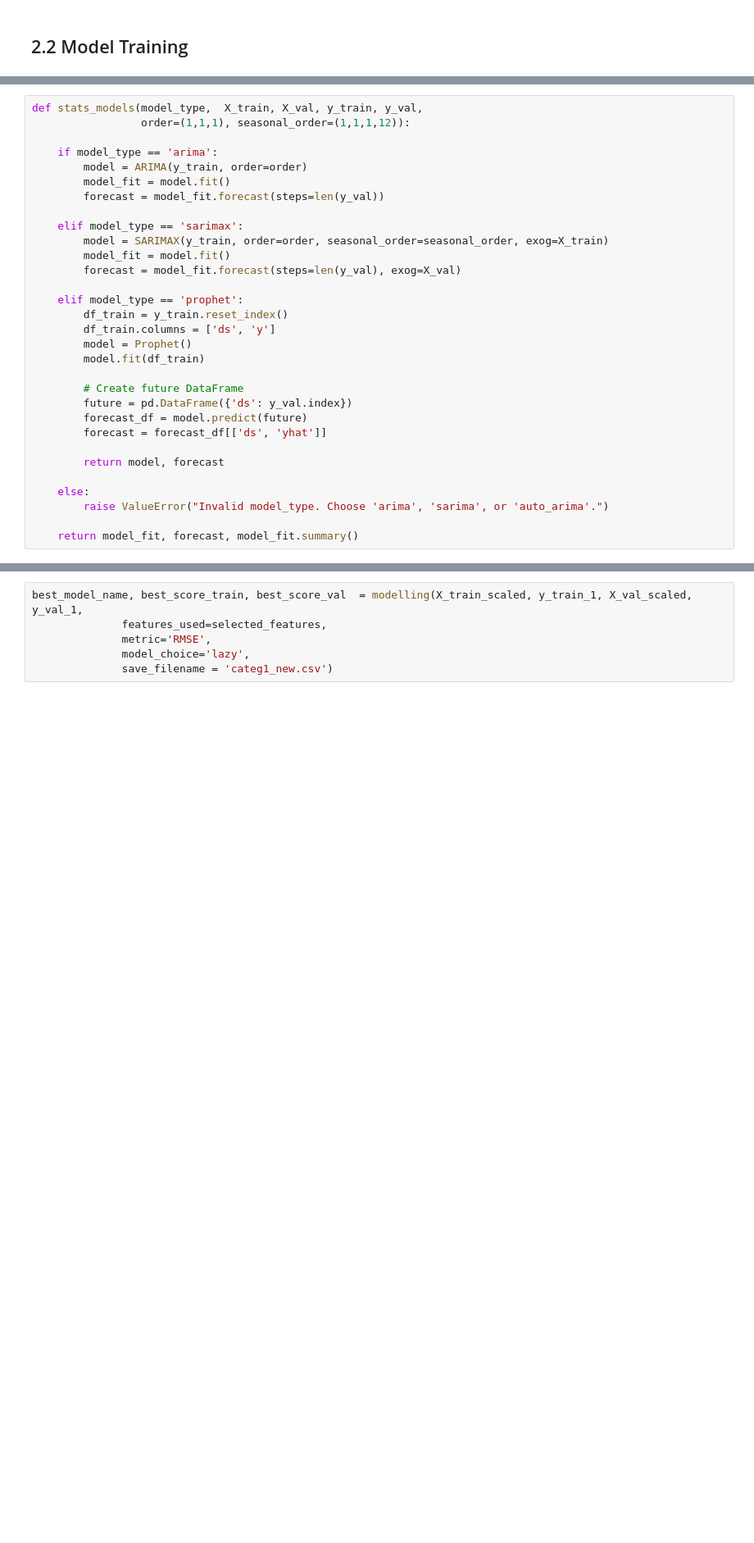
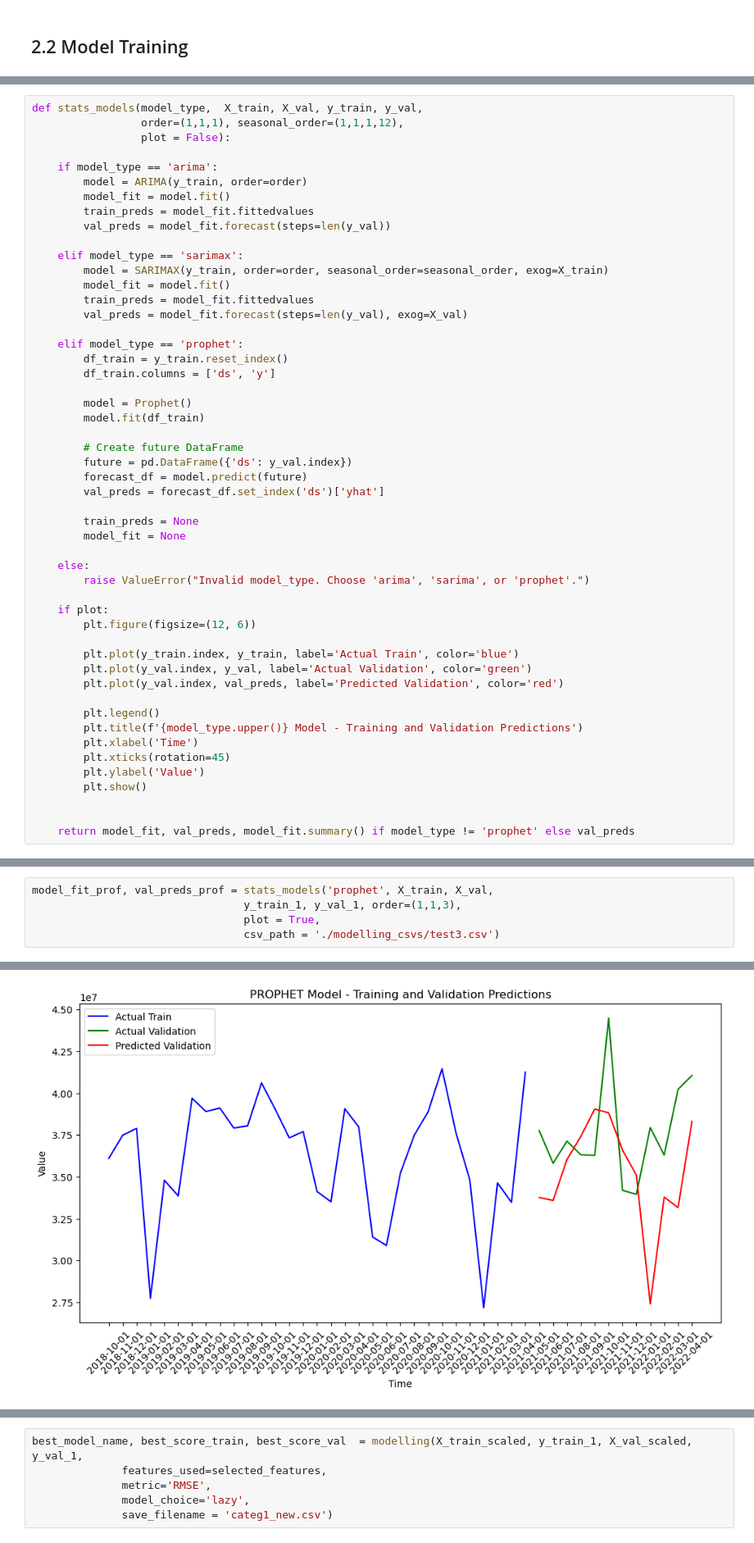
Before and after one commit to MGN19/Siemens-forecast, a Jupyter notebook: 02_FS_&_Modeling.ipynb, the cells around one changed output, grey strips where cells are left out. Shown at 82% size. Cells and saved outputs as stored; diff of their text form; blank space fills up the shorter version.

```diff
--- a/02_FS_&_Modeling.ipynb
+++ b/02_FS_&_Modeling.ipynb
@@ -109,33 +110,53 @@ from prophet import Prophet
 #from pmdarima import auto_arima
 # %%
 def stats_models(model_type,  X_train, X_val, y_train, y_val,
-                 order=(1,1,1), seasonal_order=(1,1,1,12)):
+                 order=(1,1,1), seasonal_order=(1,1,1,12),
+                 plot = False):
 
     if model_type == 'arima':
         model = ARIMA(y_train, order=order)
         model_fit = model.fit()
-        forecast = model_fit.forecast(steps=len(y_val))
+        train_preds = model_fit.fittedvalues
+        val_preds = model_fit.forecast(steps=len(y_val))
 
     elif model_type == 'sarimax':
         model = SARIMAX(y_train, order=order, seasonal_order=seasonal_order, exog=X_train)
         model_fit = model.fit()
-        forecast = model_fit.forecast(steps=len(y_val), exog=X_val)
+        train_preds = model_fit.fittedvalues
+        val_preds = model_fit.forecast(steps=len(y_val), exog=X_val)
 
     elif model_type == 'prophet':
         df_train = y_train.reset_index()
         df_train.columns = ['ds', 'y']
+
         model = Prophet()
         model.fit(df_train)
 
         # Create future DataFrame
         future = pd.DataFrame({'ds': y_val.index})
         forecast_df = model.predict(future)
-        forecast = forecast_df[['ds', 'yhat']]
+        val_preds = forecast_df.set_index('ds')['yhat']
 
-        return model, forecast
+        train_preds = None
+        model_fit = None
 
     else:
-        raise ValueError("Invalid model_type. Choose 'arima', 'sarima', or 'auto_arima'.")
+        raise ValueError("Invalid model_type. Choose 'arima', 'sarima', or 'prophet'.")
 
-    return model_fit, forecast, model_fit.summary()
+    if plot:
+        plt.figure(figsize=(12, 6))
+
+        plt.plot(y_train.index, y_train, label='Actual Train', color='blue')
+        plt.plot(y_val.index, y_val, label='Actual Validation', color='green')
+        plt.plot(y_val.index, val_preds, label='Predicted Validation', color='red')
+
+        plt.legend()
+        plt.title(f'{model_type.upper()} Model - Training and Validation Predictions')
+        plt.xlabel('Time')
+        plt.xticks(rotation=45)
+        plt.ylabel('Value')
+        plt.show()
+
+
+    return model_fit, val_preds, model_fit.summary() if model_type != 'prophet' else val_preds
 # %%
@@ -174,0 +381,6 @@ Covariance Type:                  opg
+# %%
+model_fit_prof, val_preds_prof = stats_models('prophet', X_train, X_val,
+                                 y_train_1, y_val_1, order=(1,1,3),
+                                 plot = True,
+                                 csv_path = './modelling_csvs/test3.csv')
+# %% [output]
@@ -174,0 +389 @@ Covariance Type:                  opg
+[figure, added]
```
Also changed, not shown: parts of 15 cells of this notebook, 2 other files.
